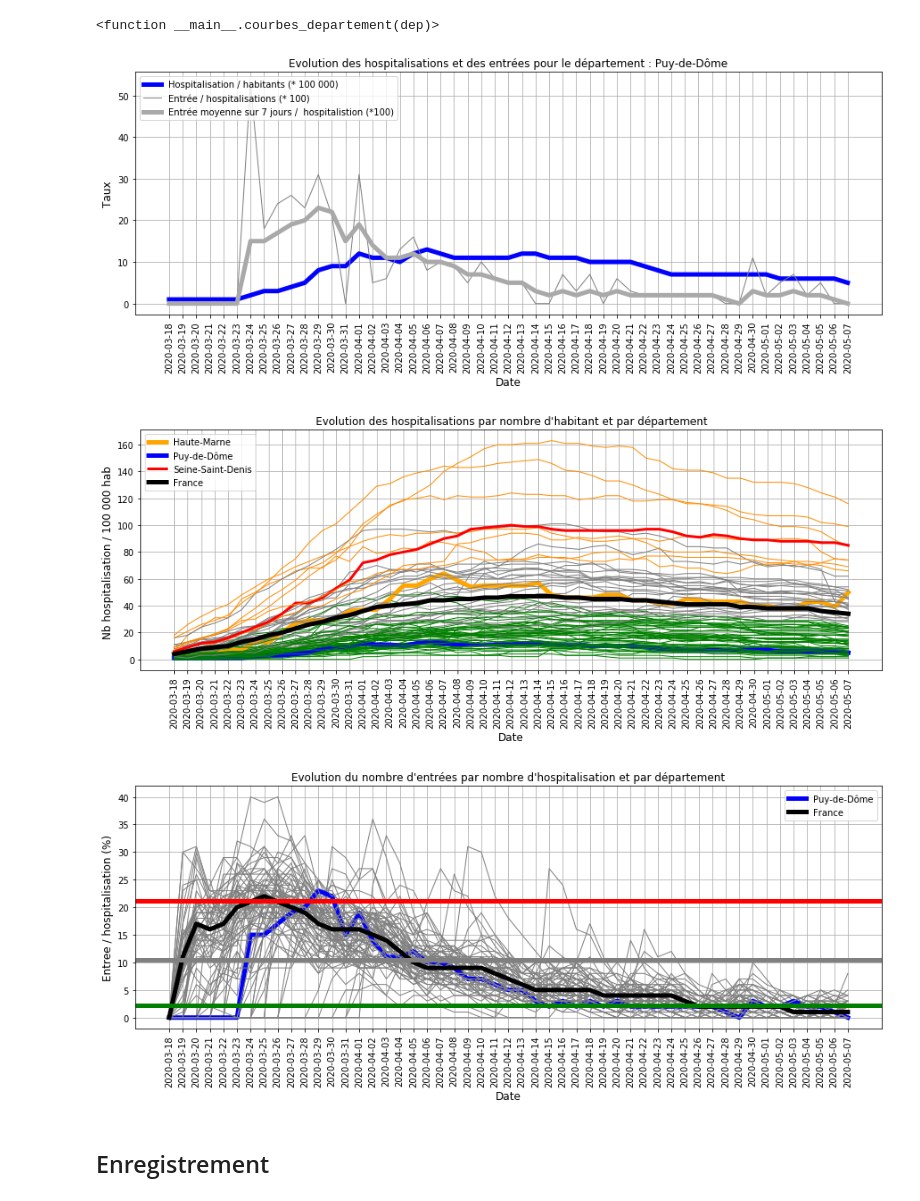
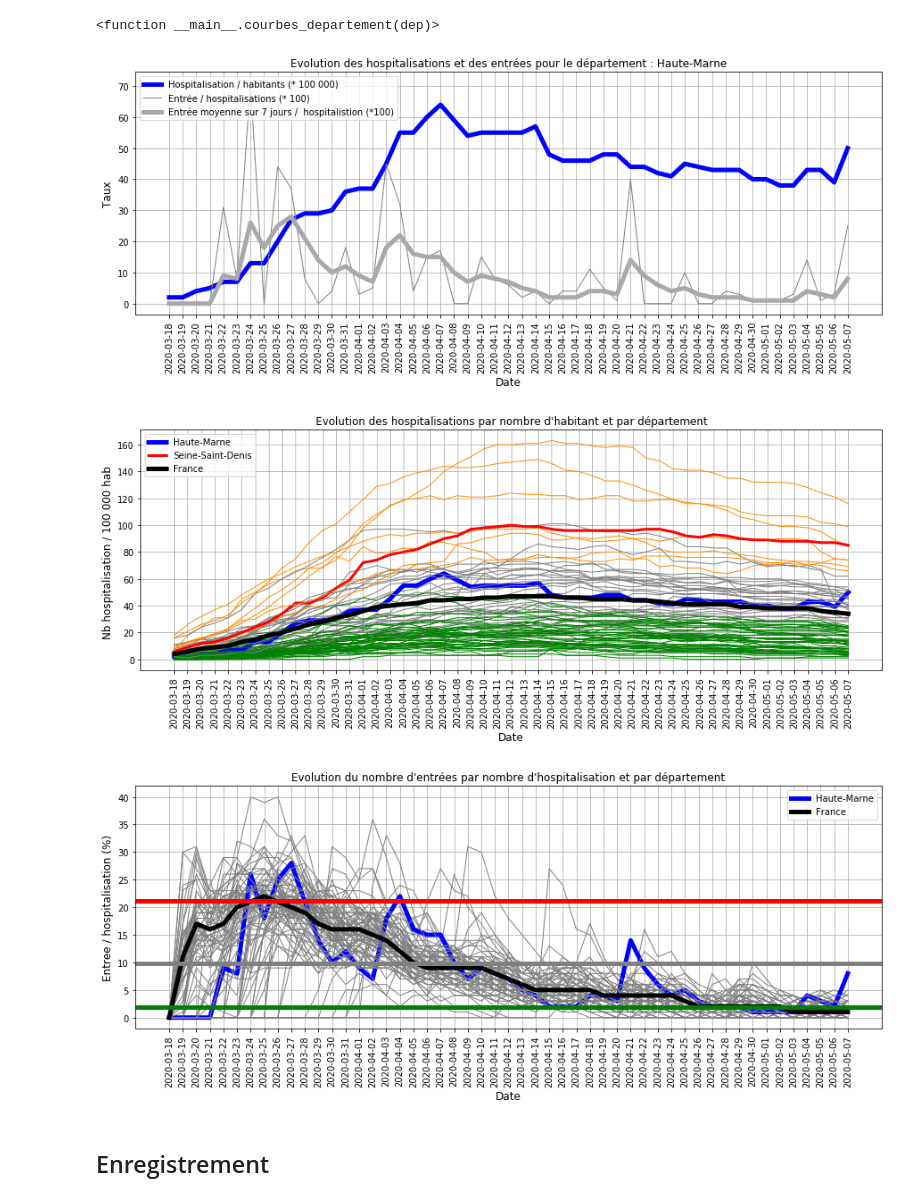
Before and after one commit to smarcovici/Covid_19, a Jupyter notebook: Analyse_confinement/Evolution_confinement.ipynb, the cells around one changed output. Cells and saved outputs as stored; diff of their text form; code cells hidden in the pictures.

```diff
--- a/Analyse_confinement/Evolution_confinement.ipynb
+++ b/Analyse_confinement/Evolution_confinement.ipynb
@@ -344,12 +342,12 @@ interact(courbes_departement, dep =  Dj[Dj['jour'] == Dj['jour'].max()]['DEP'],v
 # %% [output]
 interactive(children=(Dropdown(description='dep', options=('Ain', 'Aisne', 'Allier', 'Alpes-de-Haute-Provence'…
 <function __main__.courbes_departement(dep)>
-# %%
-courbes_departement('Puy-de-Dôme')
-# %% [output]
-[figure, removed]
-[figure, removed]
-[figure, removed]
+# %%
+courbes_departement('Haute-Marne')
+# %% [output]
+[figure, added]
+[figure, added]
+[figure, added]
 # %% [markdown]
 ## Enregistrement
 # %% [markdown]
```
Also changed, not shown: parts of 8 cells of this notebook, 11 other files.
